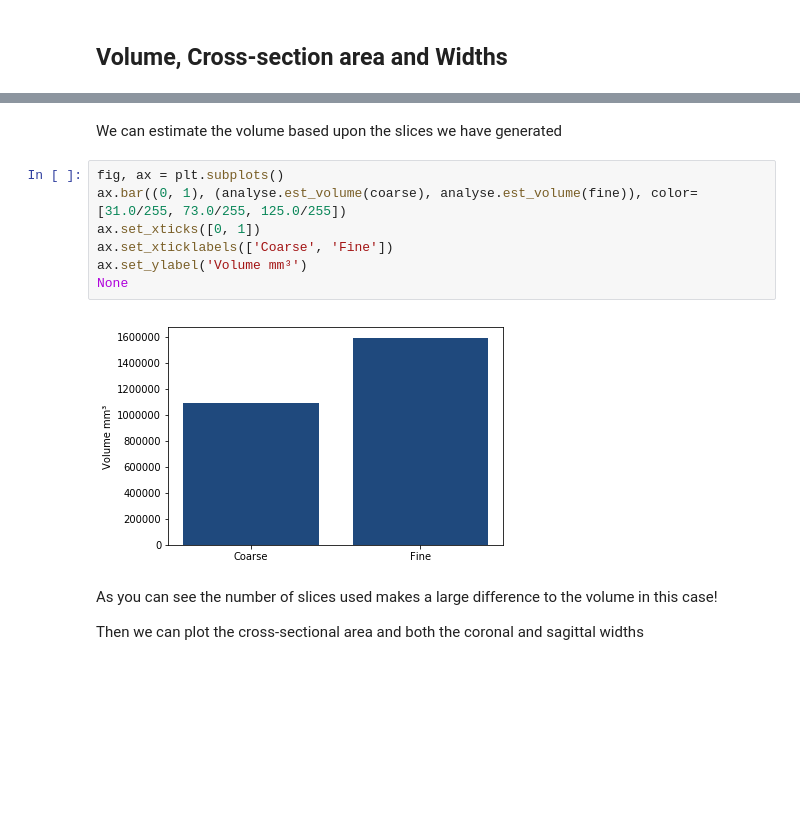
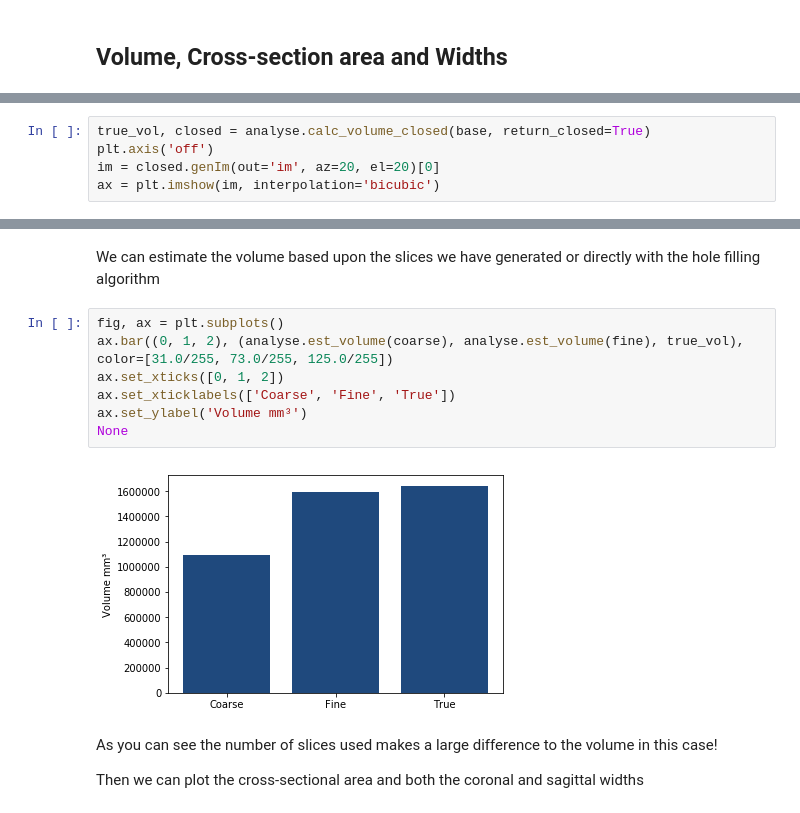
Before and after one commit to abel-research/ampscan, a Jupyter notebook: docs/examples/analysis.ipynb, the cells around one changed output, grey strips where cells are left out. Drawn from its saved outputs; the diff is of its cells as text; blank space fills up the shorter version.

Commit message:
Updated docs with hole filling algorithm

```diff
--- a/docs/examples/analysis.ipynb
+++ b/docs/examples/analysis.ipynb
@@ -44,0 +47,5 @@ As you can see, the number of slices used make a clear visual difference to the
+# %%
+true_vol, closed = analyse.calc_volume_closed(base, return_closed=True)
+plt.axis('off')
+im = closed.genIm(out='im', az=20, el=20)[0]
+ax = plt.imshow(im, interpolation='bicubic')
@@ -45,14 +54,14 @@ As you can see, the number of slices used make a clear visual difference to the
 # %% [markdown]
-We can estimate the volume based upon the slices we have generated
+We can estimate the volume based upon the slices we have generated or directly with the hole filling algorithm
 # %%
 fig, ax = plt.subplots()
-ax.bar((0, 1), (analyse.est_volume(coarse), analyse.est_volume(fine)), color=[31.0/255, 73.0/255, 125.0/255])
-ax.set_xticks([0, 1])
-ax.set_xticklabels(['Coarse', 'Fine'])
+ax.bar((0, 1, 2), (analyse.est_volume(coarse), analyse.est_volume(fine), true_vol), color=[31.0/255, 73.0/255, 125.0/255])
+ax.set_xticks([0, 1, 2])
+ax.set_xticklabels(['Coarse', 'Fine', 'True'])
 ax.set_ylabel('Volume mm³')
 None
 # %% [output]
-[figure, old version]
+[figure, new version]
 # %% [markdown]
 As you can see the number of slices used makes a large difference to the volume in this case!
 
```
Also changed, not shown: parts of 2 cells of this notebook, 2 other files.
